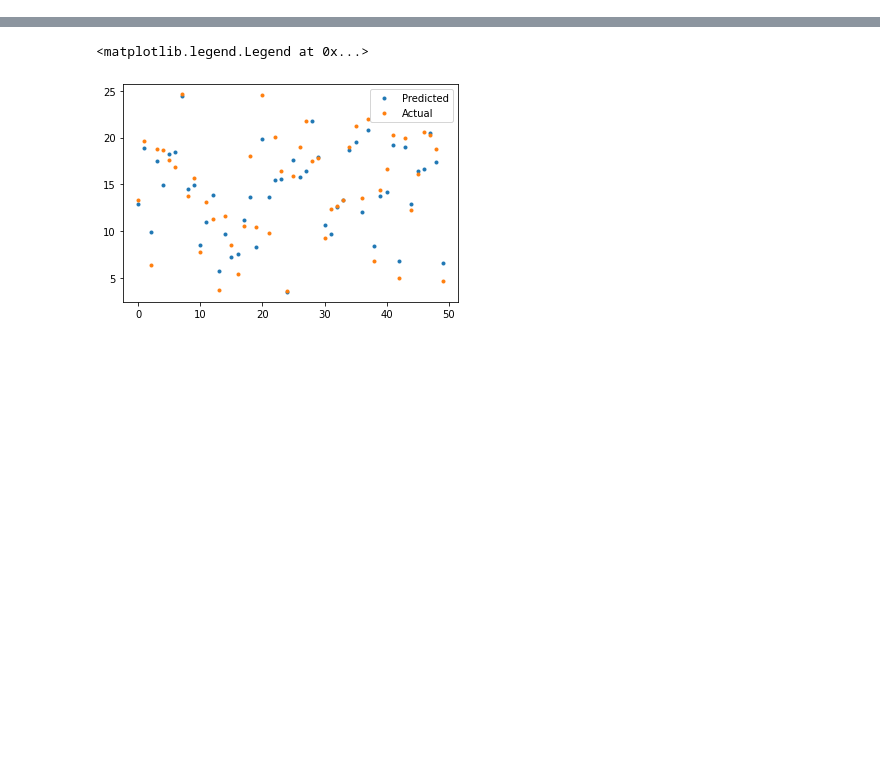
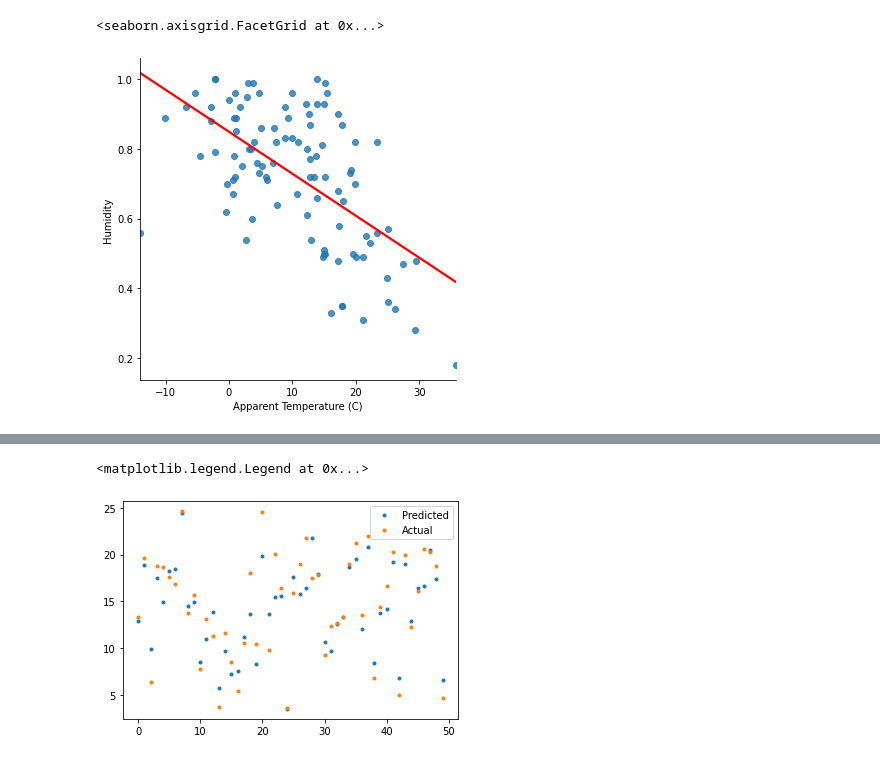
Before and after one commit to TheRealKS/MARS, a Jupyter notebook: test.ipynb, the cells around one changed output, grey strips where cells are left out. Saved outputs shown, nothing was run; the diff lists cells and outputs as text; code cells hidden in the pictures; blank space fills up the shorter version.

```diff
--- a/test.ipynb
+++ b/test.ipynb
@@ -0,0 +77,7 @@
+# %%
+import seaborn as sns
+
+sns.lmplot(x='Apparent Temperature (C)', y='Humidity', data=train_X[:100], ci=None, line_kws={'color': 'red'})
+# %% [output]
+<seaborn.axisgrid.FacetGrid at 0x...>
+[figure, added]
```
Also changed, not shown: parts of 28 cells of this notebook, 11 other files.
